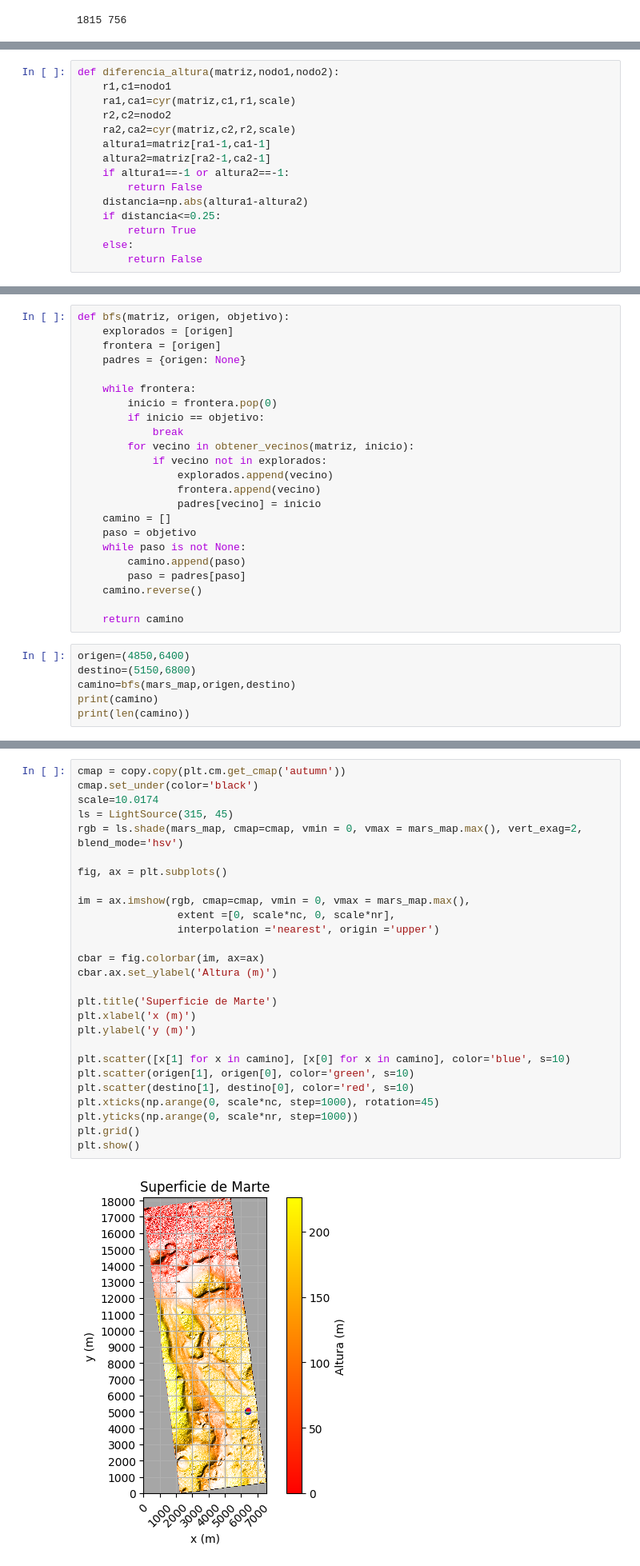
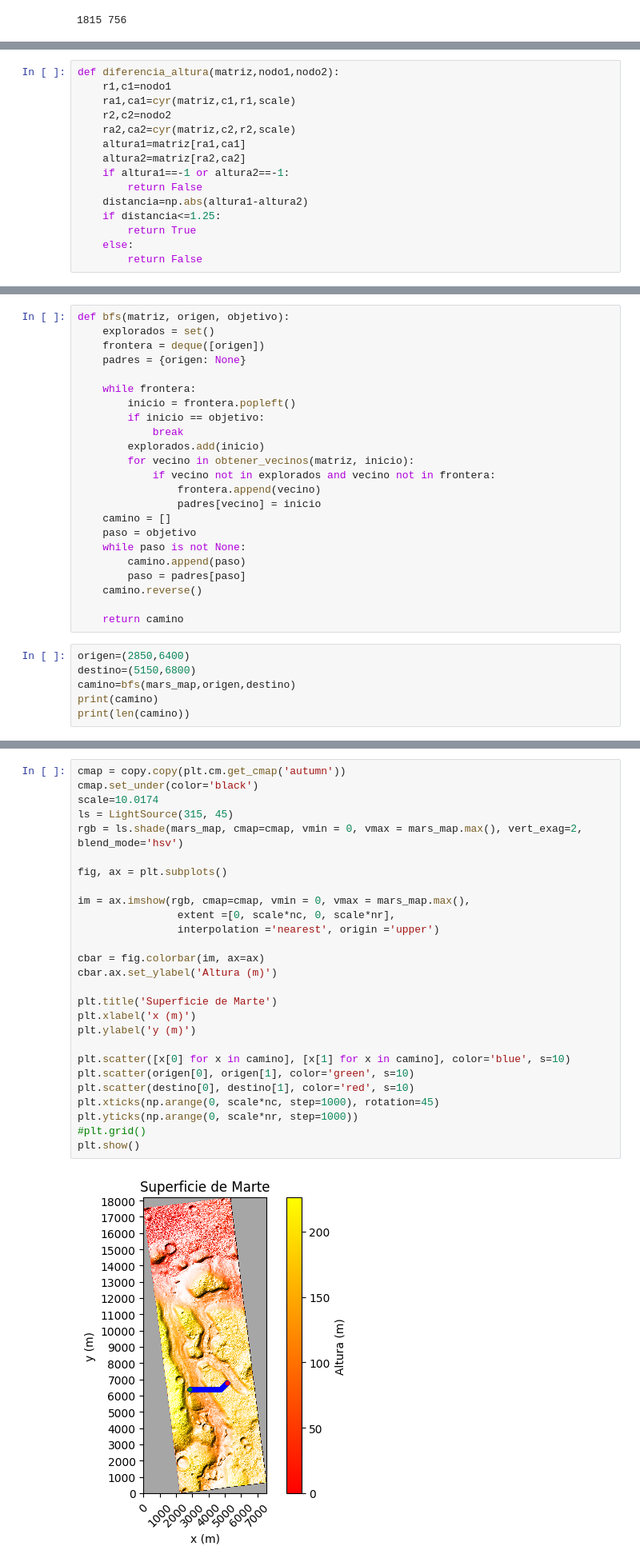
Before and after one commit to alan1x/Proyecto-Marte, a Jupyter notebook: Planeacion_de_rutas.ipynb, the cells around one changed output, grey strips where cells are left out. Shown: that part at 80% size. Cells and saved outputs as stored; diff of their text form.

```diff
--- a/Planeacion_de_rutas.ipynb
+++ b/Planeacion_de_rutas.ipynb
@@ -63,12 +65,12 @@ def diferencia_altura(matriz,nodo1,nodo2):
     ra1,ca1=cyr(matriz,c1,r1,scale)
     r2,c2=nodo2
     ra2,ca2=cyr(matriz,c2,r2,scale)
-    altura1=matriz[ra1-1,ca1-1]
-    altura2=matriz[ra2-1,ca2-1]
+    altura1=matriz[ra1,ca1]
+    altura2=matriz[ra2,ca2]
     if altura1==-1 or altura2==-1:
         return False
     distancia=np.abs(altura1-altura2)
-    if distancia<=0.25:
+    if distancia<=1.25:
         return True
     else:
         return False
@@ -98,17 +102,17 @@ print(obtener_vecinos(mars_map,nodo1))
 # BFS
 # %%
 def bfs(matriz, origen, objetivo):
-    explorados = [origen]
-    frontera = [origen]
+    explorados = set()
+    frontera = deque([origen])
     padres = {origen: None}
 
     while frontera:
-        inicio = frontera.pop(0)
+        inicio = frontera.popleft()
         if inicio == objetivo:
             break
+        explorados.add(inicio)
         for vecino in obtener_vecinos(matriz, inicio):
-            if vecino not in explorados:
-                explorados.append(vecino)
+            if vecino not in explorados and vecino not in frontera:
                 frontera.append(vecino)
                 padres[vecino] = inicio
     camino = []
@@ -120,7 +124,7 @@ def bfs(matriz, origen, objetivo):
 
     return camino
 # %%
-origen=(4850,6400)
+origen=(2850,6400)
 destino=(5150,6800)
 camino=bfs(mars_map,origen,destino)
 print(camino)
@@ -130,31 +135,31 @@ KeyboardInterrupt:
 # %%
 cmap = copy.copy(plt.cm.get_cmap('autumn'))
 cmap.set_under(color='black')
 scale=10.0174
 ls = LightSource(315, 45)
 rgb = ls.shade(mars_map, cmap=cmap, vmin = 0, vmax = mars_map.max(), vert_exag=2, blend_mode='hsv')
 
 fig, ax = plt.subplots()
 
 im = ax.imshow(rgb, cmap=cmap, vmin = 0, vmax = mars_map.max(),
                 extent =[0, scale*nc, 0, scale*nr],
                 interpolation ='nearest', origin ='upper')
 
 cbar = fig.colorbar(im, ax=ax)
 cbar.ax.set_ylabel('Altura (m)')
 
 plt.title('Superficie de Marte')
 plt.xlabel('x (m)')
 plt.ylabel('y (m)')
 
-plt.scatter([x[1] for x in camino], [x[0] for x in camino], color='blue', s=10)
-plt.scatter(origen[1], origen[0], color='green', s=10)
-plt.scatter(destino[1], destino[0], color='red', s=10)
+plt.scatter([x[0] for x in camino], [x[1] for x in camino], color='blue', s=10)
+plt.scatter(origen[0], origen[1], color='green', s=10)
+plt.scatter(destino[0], destino[1], color='red', s=10)
 plt.xticks(np.arange(0, scale*nc, step=1000), rotation=45)
 plt.yticks(np.arange(0, scale*nr, step=1000))
-plt.grid()
+#plt.grid()
 plt.show()
 # %% [output]
-[figure, old version]
+[figure, new version]
 # %% [markdown]
 # A*
```
Also changed, not shown: parts of 6 cells of this notebook.
